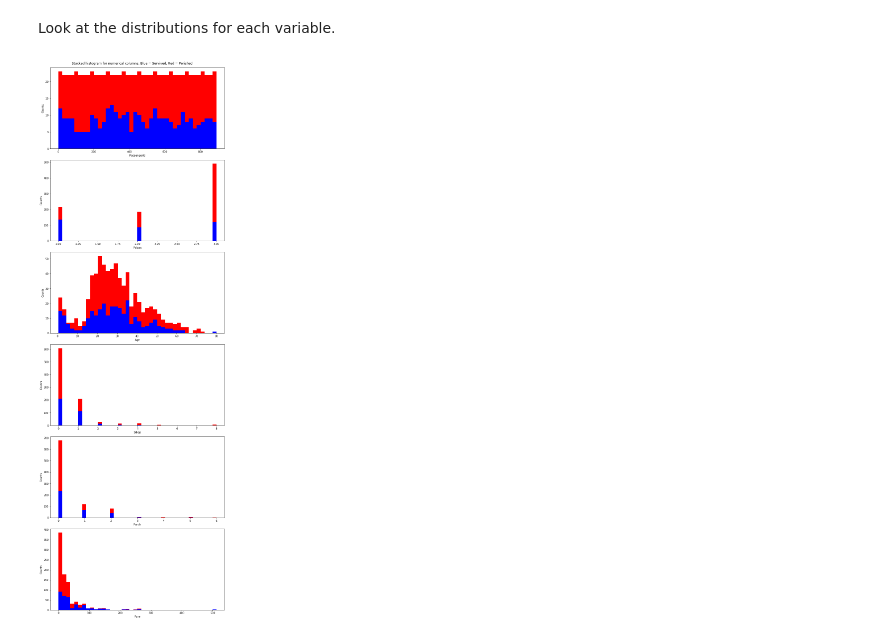
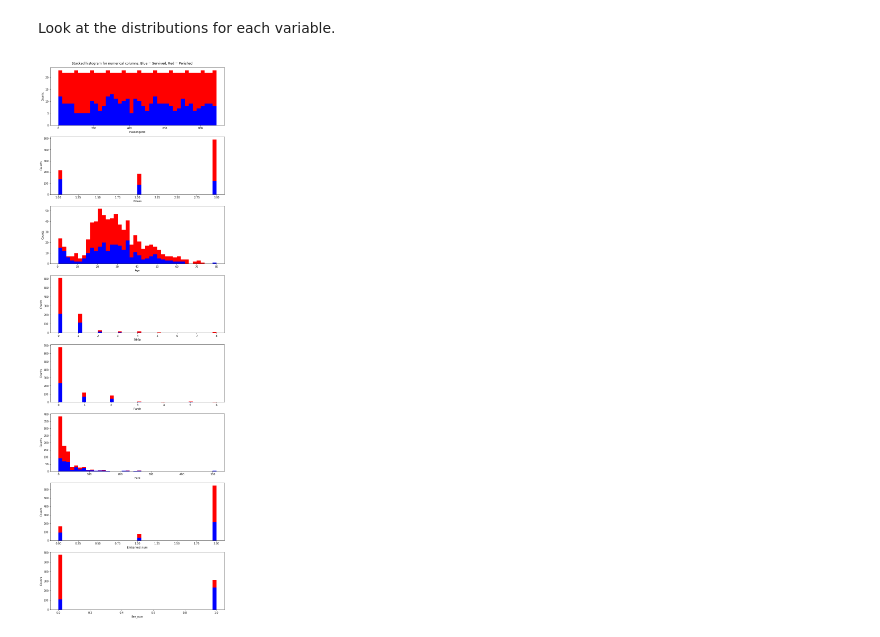
Before and after one commit to pfschus/titanic_pie, a Jupyter notebook: notebooks/pat_data_exploration.ipynb, the cells around one changed output. Cells and saved outputs as stored; diff of their text form; code cells hidden in the pictures.

Commit message:
Convert Embarked and Sex columns to numbers

```diff
--- a/notebooks/pat_data_exploration.ipynb
+++ b/notebooks/pat_data_exploration.ipynb
@@ -93,0 +113,7 @@ A few observations:
+# %%
+Embarked_dict = {'C':0,'Q':1,'S':2}
+Sex_dict = {'male':0,'female':1}
+# %%
+train_df['Embarked_num'] = train_df['Embarked'].map(Embarked_dict)
+train_df['Sex_num'] = train_df['Sex'].map(Sex_dict)
+train_df.head()
@@ -94,21 +159,21 @@ A few observations:
 # %% [markdown]
 Look at the distributions for each variable.
 # %%
-num_vars = ['PassengerId','Pclass','Age','SibSp','Parch','Fare']
+num_vars = ['PassengerId','Pclass','Age','SibSp','Parch','Fare','Embarked_num','Sex_num']
 fig, axes = plt.subplots(nrows = len(num_vars), sharex = False, figsize=(10,30))
 
 mask_survived = train_df['Survived'] == True
 
 train_df.loc[~mask_survived,'Age']
 
 for idx, ax in enumerate(axes):
     var = num_vars[idx]
     ax.hist([train_df.loc[mask_survived,var],train_df.loc[~mask_survived,var]],stacked=True,
             color=['blue','red'],bins=40)
     ax.set_xlabel(var)
     ax.set_ylabel('Counts')
 fig.suptitle('Stacked histogram for numerical columns. Blue = Survived, Red = Perished');
 fig.tight_layout()
 fig.subplots_adjust(top=0.97)
 # %% [output]
-[figure, old version]
+[figure, new version]
```
Also changed, not shown: parts of 10 cells of this notebook.
